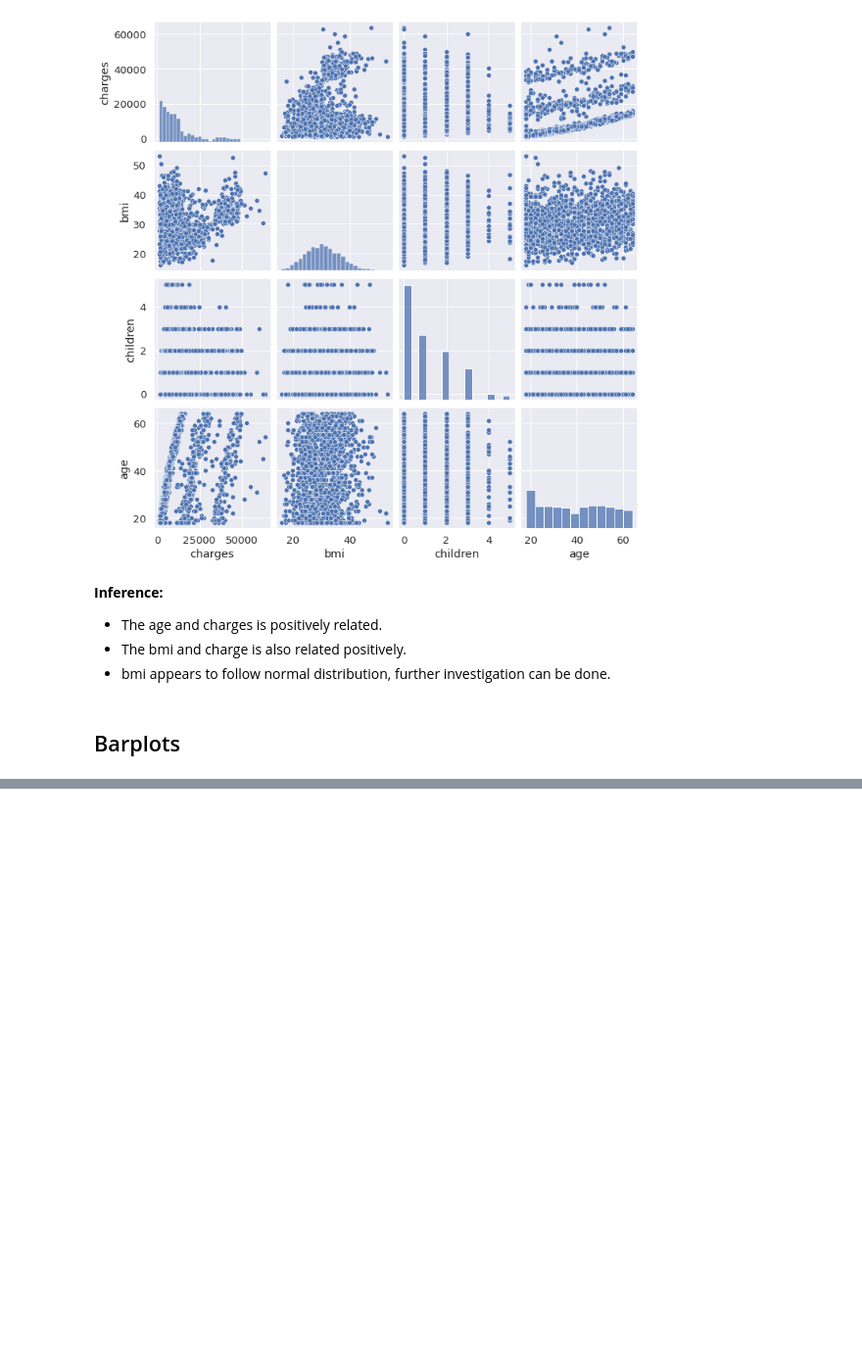
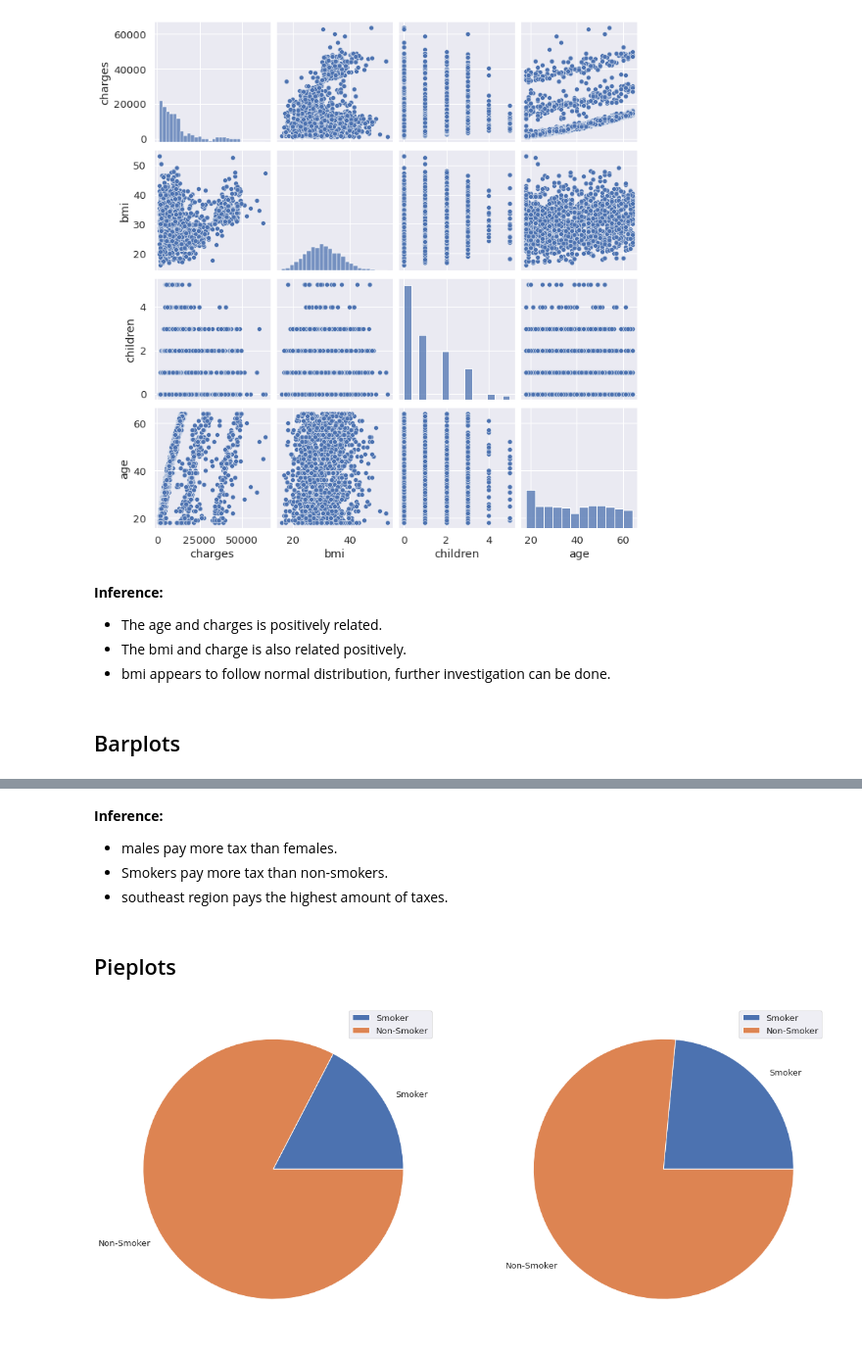
Before and after one commit to Deepam-Rai/Machine-Learning-SSSIHL, a Jupyter notebook: Health_insurance.ipynb, the cells around one changed output, grey strips where cells are left out. Shown at 98% size. Drawn from its saved outputs; the diff is of its cells as text; code cells hidden in the pictures; blank space fills up the shorter version.

```diff
--- a/Health_insurance.ipynb
+++ b/Health_insurance.ipynb
@@ -131,0 +146,24 @@ plt.show()
+# %% [markdown]
+**Inference:**
+- males pay more tax than females.
+- Smokers pay more tax than non-smokers.
+- southeast region pays the highest amount of taxes.
+# %% [markdown]
+## Pieplots
+# %%
+fe_sm = len(df[(df.sex=='female') & (df.smoker=='yes')])
+fe_nsm = len(df[(df.sex=='female') & (df.smoker=='no')])
+m_sm = len(df[(df.sex=='male') & (df.smoker=='yes')])
+m_nsm = len(df[(df.sex=='male') & (df.smoker=='no')])
+
+
+plt.figure(figsize=(20,15))
+plt.subplot(1,2,1)
+plt.pie( np.array([fe_sm, fe_nsm]), labels=["Smoker",  "Non-Smoker"] )
+plt.legend()
+plt.subplot(1,2,2)
+plt.pie( np.array([m_sm, m_nsm]), labels=["Smoker",  "Non-Smoker"] )
+plt.legend()
+plt.show()
+# %% [output]
+[figure, added]
```
Also changed, not shown: parts of 13 cells of this notebook.
